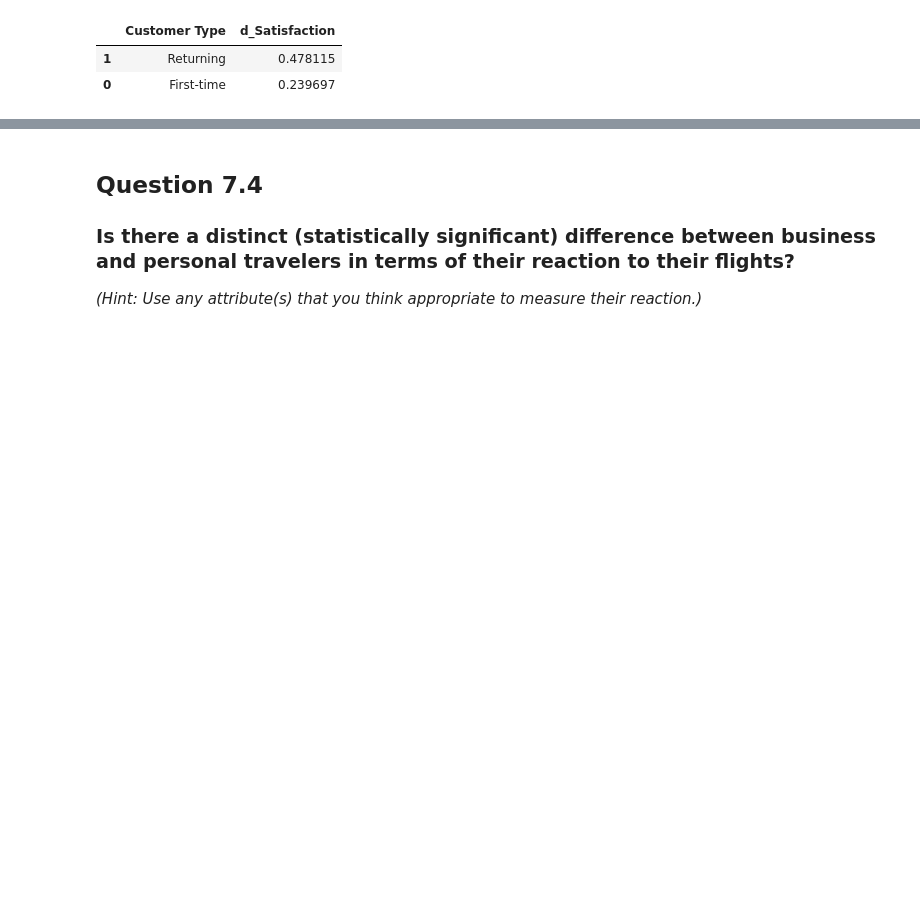
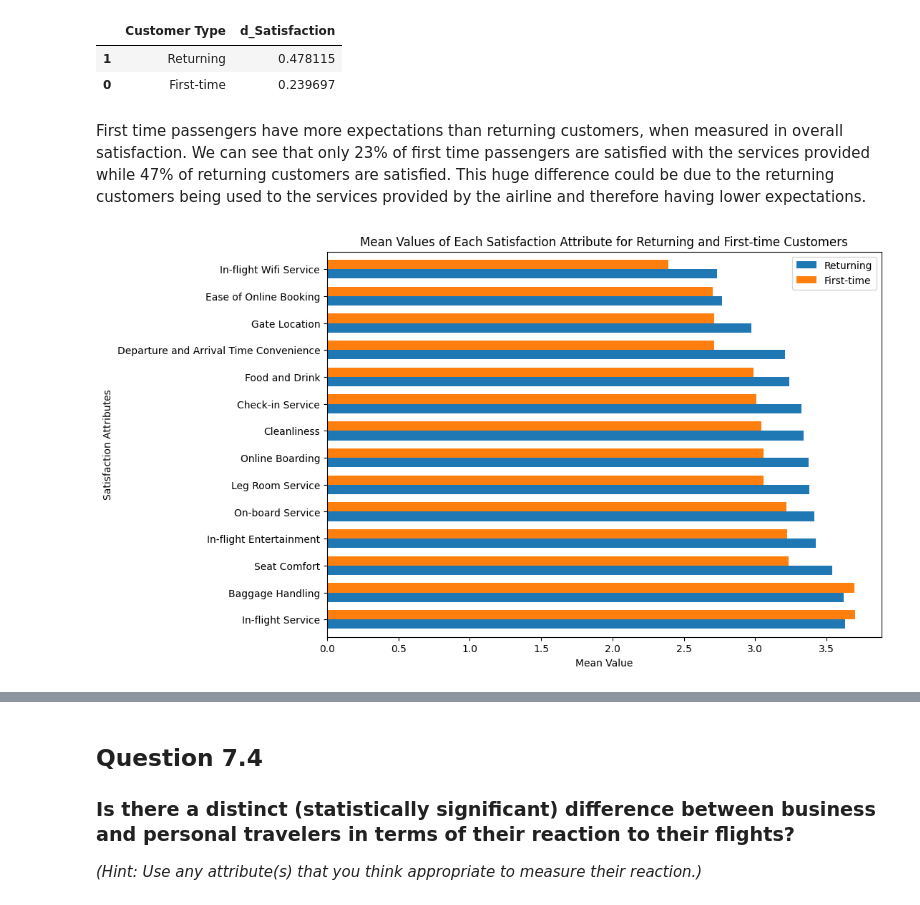
Before and after one commit to chef-danny-d/airline-satisfaction, a Jupyter notebook: project.ipynb, the cells around one changed output, grey strips where cells are left out. Saved outputs shown, nothing was run; the diff lists cells and outputs as text; code cells hidden in the pictures; blank space fills up the shorter version.

```diff
--- a/project.ipynb
+++ b/project.ipynb
@@ -700,3 +700,35 @@ question_7_data[["Customer Type", "d_Satisfaction"]].groupby(["Customer Type"],a
 |  | Customer Type | d_Satisfaction |
 | 1 | Returning | 0.478115 |
 | 0 | First-time | 0.239697 |
+# %% [markdown]
+First time passengers have more expectations than returning customers, when measured in overall satisfaction. We can see that only 23% of first time passengers are satisfied with the services provided while 47% of returning customers are satisfied. This huge difference could be due to the returning customers being used to the services provided by the airline and therefore having lower expectations.
+# %%
+ret_cust = question_7_data[question_7_data['Customer Type'] == 'Returning']
+
+ret_cust_data = ret_cust[MAIN_FEATURES]
+
+ret_cust_mean = ret_cust_data.mean().sort_values(ascending=False)
+
+first_cust = question_7_data[question_7_data['Customer Type'] == 'First-time']
+
+first_cust_data = first_cust[MAIN_FEATURES]
+
+first_cust_mean = first_cust_data.mean().sort_values(ascending=False)
+
+# plot mean values on the same horizontal bar chart
+fig, ax = plt.subplots(figsize=(10, 7))
+
+width = 0.35
+ind = np.arange(len(ret_cust_mean))
+ax.barh(ind, ret_cust_mean, width, label='Returning', align='edge')
+ax.barh(ind + width, first_cust_mean, width, label='First-time', align='edge')
+
+ax.set(yticks=ind + width, yticklabels=ret_cust_mean.index, ylim=[2*width - 1, len(ret_cust_mean)])
+
+ax.set_title('Mean Values of Each Satisfaction Attribute for Returning and First-time Customers')
+ax.set_xlabel('Mean Value')
+ax.set_ylabel('Satisfaction Attributes')
+ax.legend()
+plt.show()
+# %% [output]
+[figure, added]
```
Also changed, not shown: parts of 4 cells of this notebook.
